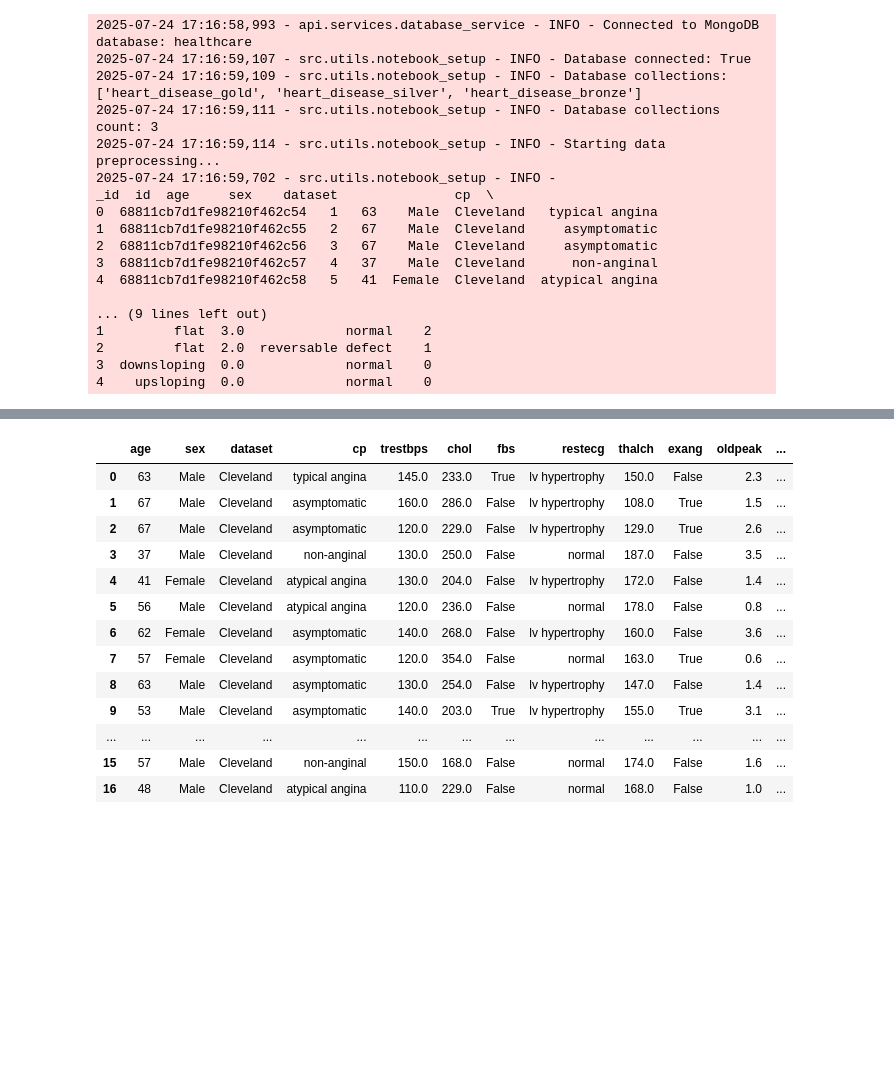
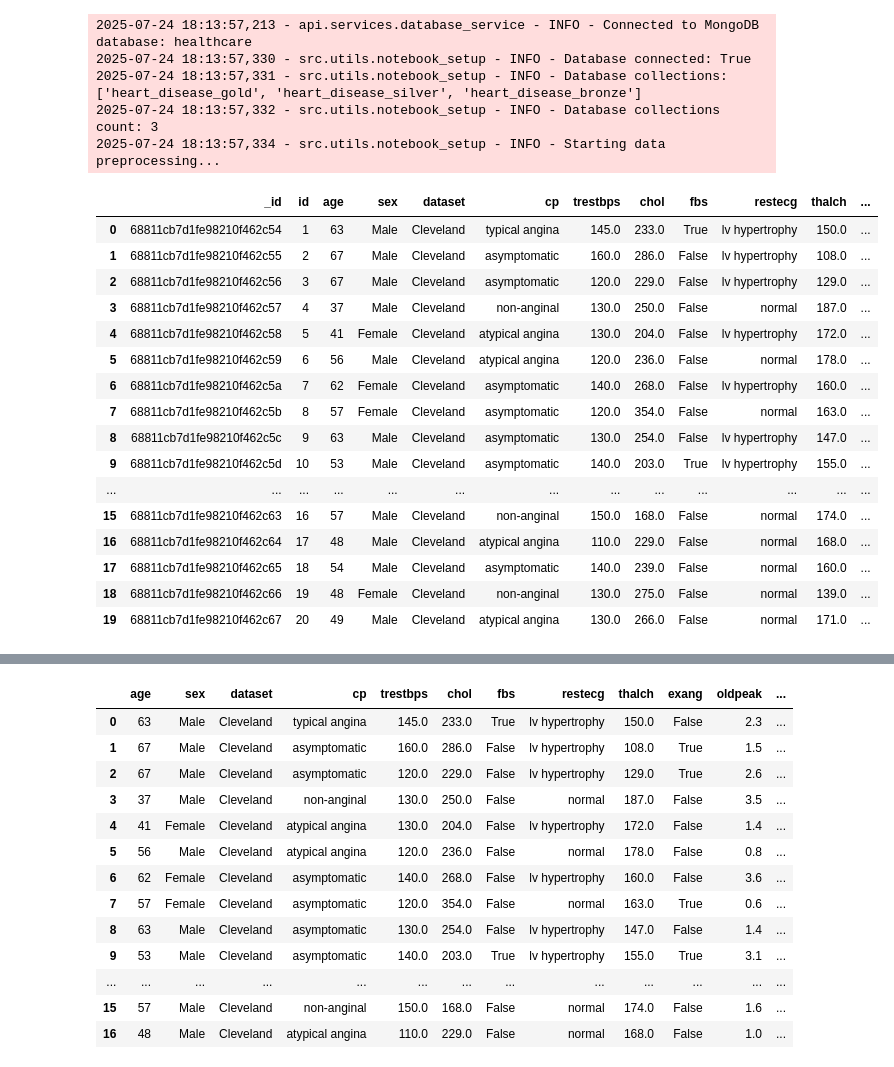
Before and after one commit to FerMoha2177/heart-disease-ml-pipeline, a Jupyter notebook: notebooks/02_data_preprocessing.ipynb, the cells around one changed output, grey strips where cells are left out. Saved outputs shown, nothing was run; the diff lists cells and outputs as text; code cells hidden in the pictures; blank space fills up the shorter version.

```diff
--- a/notebooks/02_data_preprocessing.ipynb
+++ b/notebooks/02_data_preprocessing.ipynb
@@ -7,51 +7,56 @@ import matplotlib.pyplot as plt
 import seaborn as sns
 import numpy as np
 import warnings
 
 
 from src.utils.data_utils import (
     test_missing_bias,
     analyze_missing_patterns,
     get_missing_data_summary,
     missing_by_dataset,
     missing_by_outcome,
     find_medically_impossible_values,
     handle_impossible_zeros,
     impute_missing_values,
 )
 from src.utils.notebook_setup import setup_notebook_environment
 
 # Quick setup
 dbs, logger = await setup_notebook_environment()
 
 sns.set_style("whitegrid")
 plt.rcParams['figure.figsize'] = (12, 8)
 
 # Now ready to work
 logger.info("Starting data preprocessing...")
 
 # Checking Bronze Layer
 bronze_data = await dbs.get_bronze_data()
 bronze_data_df = pd.DataFrame(bronze_data)
-logger.info(bronze_data_df.head())
+bronze_data_df.head(20)
 # %% [output]
-2025-07-24 17:16:58,993 - api.services.database_service - INFO - Connected to MongoDB database: healthcare
-2025-07-24 17:16:59,107 - src.utils.notebook_setup - INFO - Database connected: True
-2025-07-24 17:16:59,109 - src.utils.notebook_setup - INFO - Database collections: ['heart_disease_gold', 'heart_disease_silver', 'heart_disease_bronze']
-2025-07-24 17:16:59,111 - src.utils.notebook_setup - INFO - Database collections count: 3
-2025-07-24 17:16:59,114 - src.utils.notebook_setup - INFO - Starting data preprocessing...
-2025-07-24 17:16:59,702 - src.utils.notebook_setup - INFO -                         _id  id  age     sex    dataset               cp  \
-0  68811cb7d1fe98210f462c54   1   63    Male  Cleveland   typical angina
-1  68811cb7d1fe98210f462c55   2   67    Male  Cleveland     asymptomatic
-2  68811cb7d1fe98210f462c56   3   67    Male  Cleveland     asymptomatic
-3  68811cb7d1fe98210f462c57   4   37    Male  Cleveland      non-anginal
-4  68811cb7d1fe98210f462c58   5   41  Female  Cleveland  atypical angina
-
-... (9 lines left out)
-1         flat  3.0             normal    2
-2         flat  2.0  reversable defect    1
-3  downsloping  0.0             normal    0
-4    upsloping  0.0             normal    0
+2025-07-24 18:13:57,213 - api.services.database_service - INFO - Connected to MongoDB database: healthcare
+2025-07-24 18:13:57,330 - src.utils.notebook_setup - INFO - Database connected: True
+2025-07-24 18:13:57,331 - src.utils.notebook_setup - INFO - Database collections: ['heart_disease_gold', 'heart_disease_silver', 'heart_disease_bronze']
+2025-07-24 18:13:57,332 - src.utils.notebook_setup - INFO - Database collections count: 3
+2025-07-24 18:13:57,334 - src.utils.notebook_setup - INFO - Starting data preprocessing...
+|  | _id | id | age | sex | dataset | cp | trestbps | chol | fbs | restecg | thalch | ... |
+| 0 | 68811cb7d1fe98210f462c54 | 1 | 63 | Male | Cleveland | typical angina | 145.0 | 233.0 | True | lv hypertrophy | 150.0 | ... |
+| 1 | 68811cb7d1fe98210f462c55 | 2 | 67 | Male | Cleveland | asymptomatic | 160.0 | 286.0 | False | lv hypertrophy | 108.0 | ... |
+| 2 | 68811cb7d1fe98210f462c56 | 3 | 67 | Male | Cleveland | asymptomatic | 120.0 | 229.0 | False | lv hypertrophy | 129.0 | ... |
+| 3 | 68811cb7d1fe98210f462c57 | 4 | 37 | Male | Cleveland | non-anginal | 130.0 | 250.0 | False | normal | 187.0 | ... |
+| 4 | 68811cb7d1fe98210f462c58 | 5 | 41 | Female | Cleveland | atypical angina | 130.0 | 204.0 | False | lv hypertrophy | 172.0 | ... |
+| 5 | 68811cb7d1fe98210f462c59 | 6 | 56 | Male | Cleveland | atypical angina | 120.0 | 236.0 | False | normal | 178.0 | ... |
+| 6 | 68811cb7d1fe98210f462c5a | 7 | 62 | Female | Cleveland | asymptomatic | 140.0 | 268.0 | False | lv hypertrophy | 160.0 | ... |
+| 7 | 68811cb7d1fe98210f462c5b | 8 | 57 | Female | Cleveland | asymptomatic | 120.0 | 354.0 | False | normal | 163.0 | ... |
+| 8 | 68811cb7d1fe98210f462c5c | 9 | 63 | Male | Cleveland | asymptomatic | 130.0 | 254.0 | False | lv hypertrophy | 147.0 | ... |
+| 9 | 68811cb7d1fe98210f462c5d | 10 | 53 | Male | Cleveland | asymptomatic | 140.0 | 203.0 | True | lv hypertrophy | 155.0 | ... |
+| ... | ... | ... | ... | ... | ... | ... | ... | ... | ... | ... | ... | ... |
+| 15 | 68811cb7d1fe98210f462c63 | 16 | 57 | Male | Cleveland | non-anginal | 150.0 | 168.0 | False | normal | 174.0 | ... |
+| 16 | 68811cb7d1fe98210f462c64 | 17 | 48 | Male | Cleveland | atypical angina | 110.0 | 229.0 | False | normal | 168.0 | ... |
+| 17 | 68811cb7d1fe98210f462c65 | 18 | 54 | Male | Cleveland | asymptomatic | 140.0 | 239.0 | False | normal | 160.0 | ... |
+| 18 | 68811cb7d1fe98210f462c66 | 19 | 48 | Female | Cleveland | non-anginal | 130.0 | 275.0 | False | normal | 139.0 | ... |
+| 19 | 68811cb7d1fe98210f462c67 | 20 | 49 | Male | Cleveland | atypical angina | 130.0 | 266.0 | False | normal | 171.0 | ... |
 # %%
 warnings.filterwarnings("ignore", category=FutureWarning)
 plt.style.use('dark_background')
```
Also changed, not shown: parts of 11 cells of this notebook, 5 other files.
